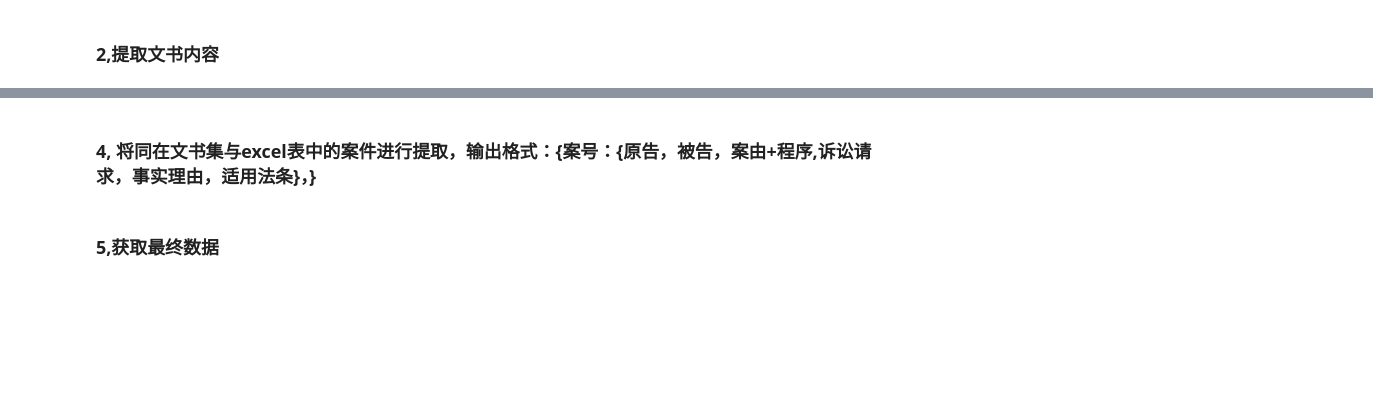
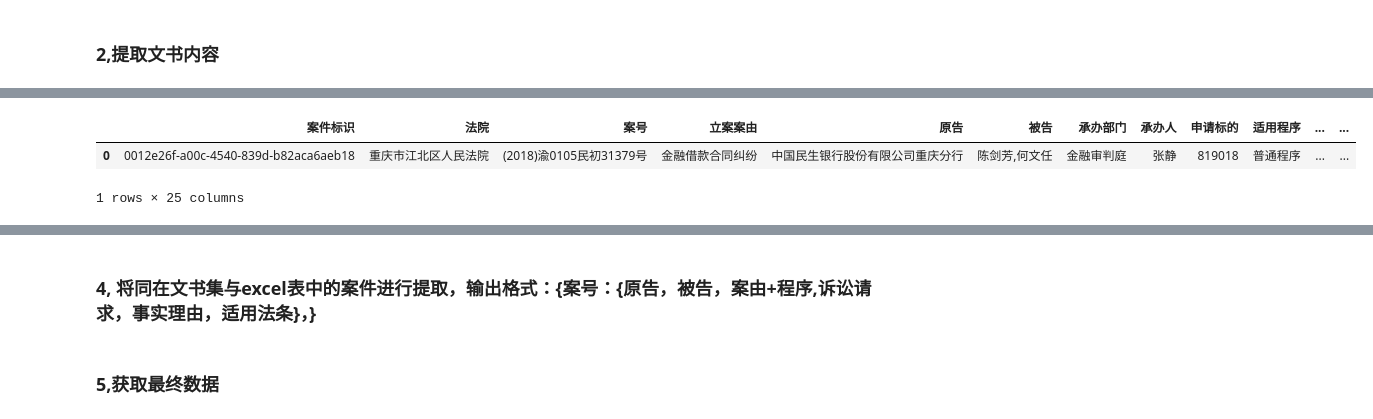
Before and after one commit to loneJG/sifa, a Jupyter notebook: 案件打分.ipynb, the cells around one changed output, grey strips where cells are left out. Saved outputs shown, nothing was run; the diff lists cells and outputs as text; code cells hidden in the pictures; blank space fills up the shorter version.

```diff
--- a/案件打分.ipynb
+++ b/案件打分.ipynb
@@ -594,0 +499,11 @@ def keyReplace(exceldata,keyDict):
+# %%
+# excel_data2= pd.DataFrame(excel_data.)
+drop_excel=[]
+kk=0
+for index, row in excel_data.iterrows():
+
+    if row[2] not in keyDcitReplace:
+        drop_excel.append(index);
+    else:
+        excel_data2.loc[kk] = row;
+        kk=kk+1
@@ -594,0 +540,6 @@ def keyReplace(exceldata,keyDict):
+# %%
+excel_data2_0=excel_data2[excel_data2['法院']=='重庆市江北区人民法院']
+excel_data2_0['法官id']=excel_data2_0['承办人'].apply(lambda x:judge2id0[x] if x in judge2id0 else 0)
+excel_data2_1=excel_data2[excel_data2['法院']=='重庆市渝北区人民法院']
+excel_data2_1['法官id']=excel_data2_0['承办人'].apply(lambda x:judge2id1[x] if x in judge2id1 else 0)
+excel_data2_p=excel_data2_0.append(excel_data2_1);
@@ -594,0 +557,13 @@ def keyReplace(exceldata,keyDict):
+# %%
+excel_data2_p['工作量']=0
+# temp['立案日期'].apply(lambda x:x.strftime("%Y-%m-%d %H:%M:%S"));datetime转字符串
+for index,row in excel_data2_p.iterrows():
+#     print(row[11])
+    temp=excel_data2_p[excel_data2_p['法官id']==row[23]]
+    excel_data2_p.loc[index,'工作量']=len(temp[(temp['立案日期']<=pd.to_datetime(row[11])) & (temp['结案日期']>pd.to_datetime(row[11]))])
+# %%
+excel_data2_p.head(1)
+# %% [output]
+|  | 案件标识 | 法院 | 案号 | 立案案由 | 原告 | 被告 | 承办部门 | 承办人 | 申请标的 | 适用程序 | ... | ... |
+| 0 | 0012e26f-a00c-4540-839d-b82aca6aeb18 | 重庆市江北区人民法院 | (2018)渝0105民初31379号 | 金融借款合同纠纷 | 中国民生银行股份有限公司重庆分行 | 陈剑芳,何文任 | 金融审判庭 | 张静 | 819018 | 普通程序 | ... | ... |
+1 rows × 25 columns
```
Also changed, not shown: parts of 62 cells of this notebook.
